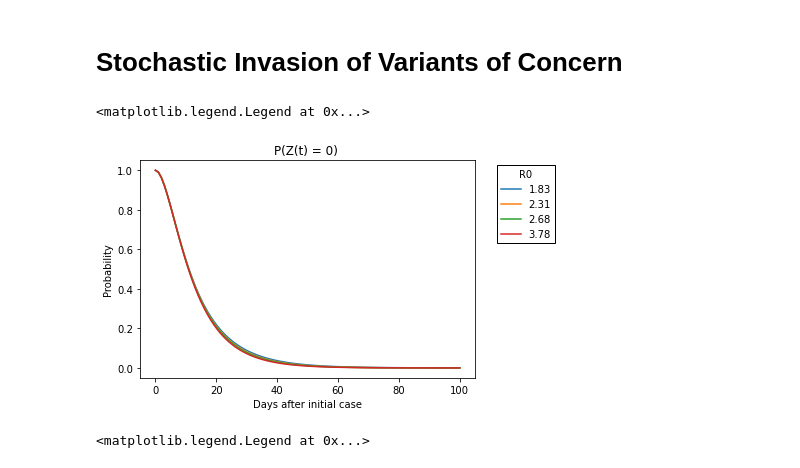
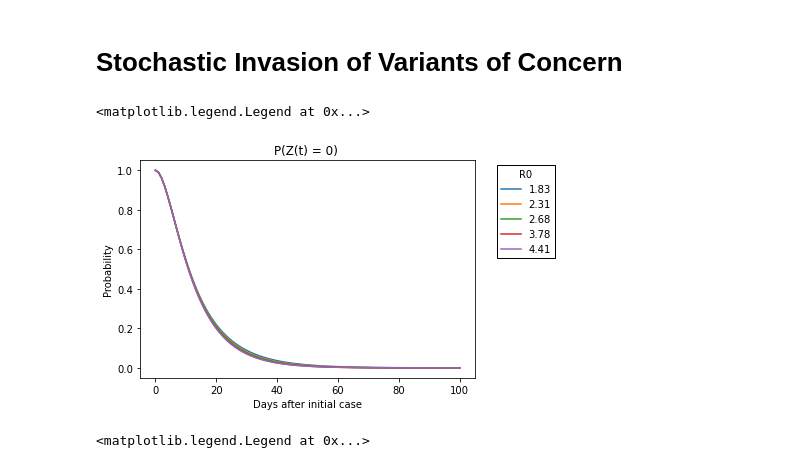
Before and after one commit to JCurran-Sebastian/BPs_for_VoC, a Jupyter notebook: VoC_paper.ipynb, the cells around one changed output. Cells and saved outputs as stored; diff of their text form; code cells hidden in the pictures.

```diff
--- a/VoC_paper.ipynb
+++ b/VoC_paper.ipynb
@@ -276,11 +276,11 @@ else:
 # %%
 # Solve ODEs
 
-# rho_mat = np.zeros((len(Reff_vec), len(time)))
+rho_mat = np.zeros((len(Reff_vec), len(time)))
 q_mat = np.zeros_like(rho_mat)
 R_vec = np.zeros_like(Reff_vec)
 showplot_rho = 100
-for r, Reff in enumerate(Reff_vec[:-1]):
+for r, Reff in enumerate(Reff_vec):
     beta_SA = Reff*gamma*rtrans_variant
 #     beta_vec = beta_SA * prop_vec
     RV = Reff*rtrans_variant
@@ -327,34 +327,34 @@ for r, Reff in enumerate(Reff_vec[:-1]):
         return pvec
 
 
     def eta(t):
         return im_vec.astype(float)
     ics = np.zeros(ntypes+1)
     ics[-1] = 1.
     ics[0] = 1.
     n0vec = np.zeros(ntypes)
 #     n0vec[0] = 1
 
 
     offspring = P
     outbreak = MTBP_extinct(offspring)
     outbreak.set_lifespans(omega)
     outbreak.set_immigration(eta)
     rho = outbreak.solve_odes(outbreak.set_odes, time, ics, n0vec, Full = True) # Solve ODEs for probabilities of extinction/zero
     q_mat [r, :] = rho[0, :]
     rho_mat[r, :] = rho[-1, :] # Take 0th row for qs, -1th row for rs
 
     plt.plot(time[:showplot_rho], rho_mat[r, :showplot_rho], label = str(np.round(RV, 2)))
 
 plt.title("P(Z(t) = 0) " )
 plt.xlabel("Days after initial case")
 plt.ylabel("Probability")
 # plt.savefig("./pnocases_im=" + str(im) + "_beta=" + str(Reff_vec[0]*gamma*rtrans_variant)+ "_n0=0.pdf")
 plt.legend(loc=2, bbox_to_anchor=(1.05, 1), framealpha=1., edgecolor='black', fancybox=False, title = "R0")
 # plt.plot(time[:showplot_rho], np.exp(-1/5*time[:showplot_rho]), color = 'black')
 # %% [output]
 <matplotlib.legend.Legend at 0x...>
-[figure, old version]
+[figure, new version]
 # %%
 # Mean over time
 # Reff_vec = np.linspace(1.22, 2.94, num=20)
```
Also changed, not shown: parts of 6 cells of this notebook.
